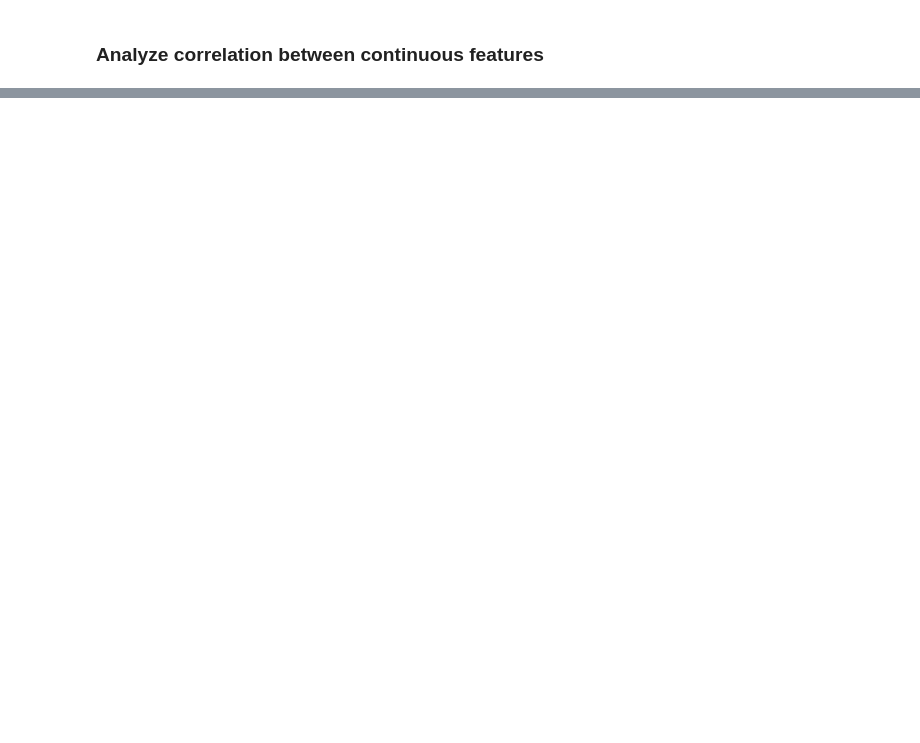
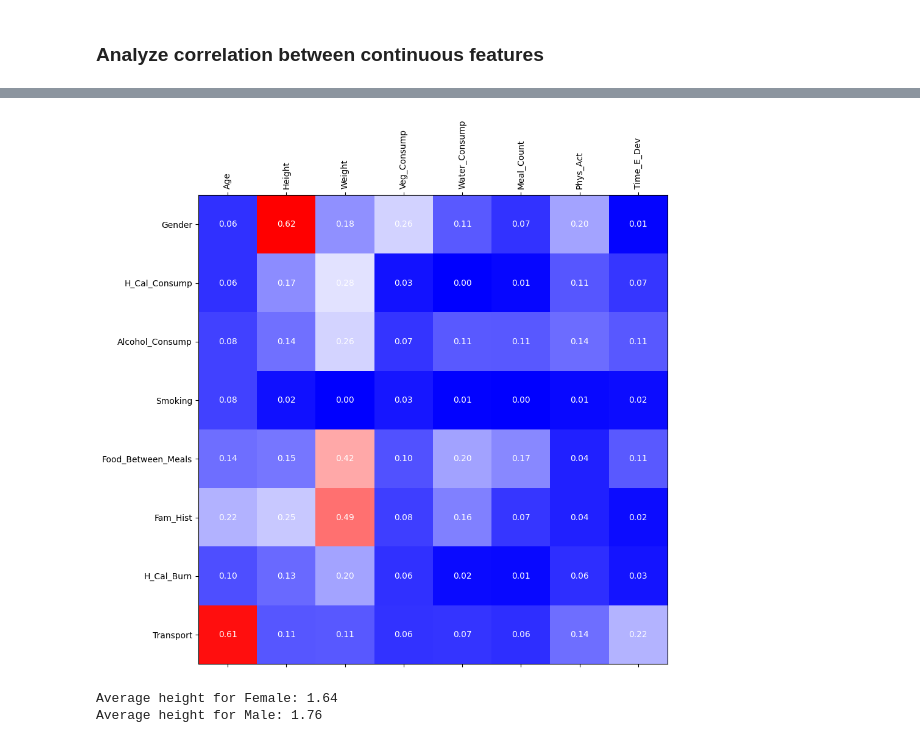
Before and after one commit to Marim1611/Bing-Bang-BodyLevel, a Jupyter notebook: DataPreparation/DataPreparation.ipynb, the cells around one changed output, grey strips where cells are left out. Cells and saved outputs as stored; diff of their text form; code cells hidden in the pictures; blank space fills up the shorter version.

```diff
--- a/DataPreparation/DataPreparation.ipynb
+++ b/DataPreparation/DataPreparation.ipynb
@@ -86,0 +95,9 @@ numerical_correlation_matrix(x_train_d)
+# %%
+mix_correlation_matrix(x_train_d)
+'''
+Males seem on average taller than females and older ages perhaps do more transport.
+'''
+# %% [output]
+[figure, added]
+Average height for Female: 1.64
+Average height for Male: 1.76
```
Also changed, not shown: parts of 7 cells of this notebook, 3 other files.
